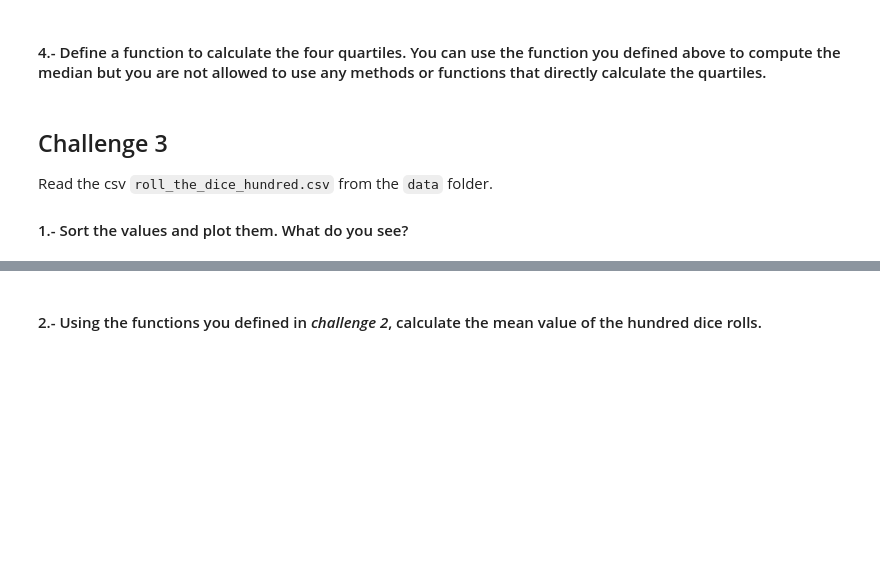
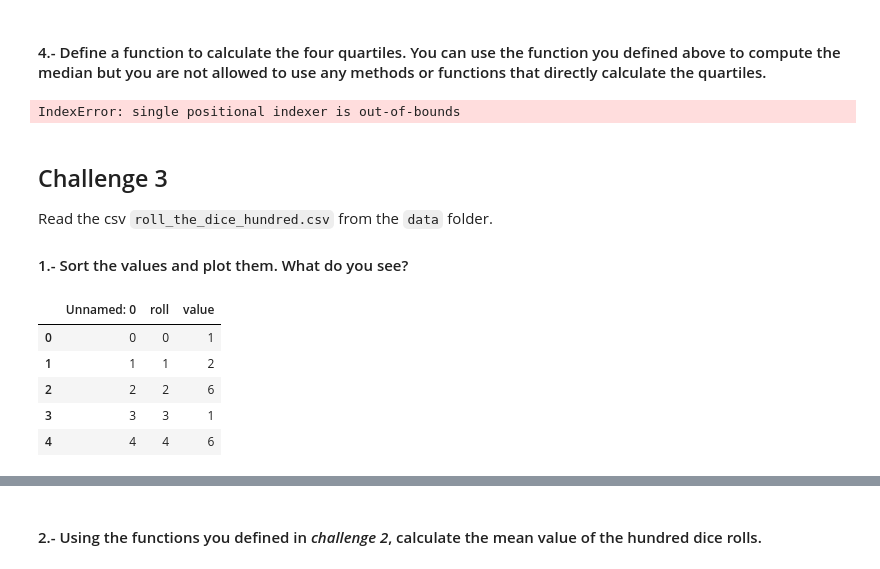
Before and after one commit to ta-data-bcn/descriptive-stats, a Jupyter notebook: your-code/main.ipynb, the cells around one changed output, grey strips where cells are left out. Saved outputs shown, nothing was run; the diff lists cells and outputs as text; code cells hidden in the pictures; blank space fills up the shorter version.

```diff
--- a/your-code/main.ipynb
+++ b/your-code/main.ipynb
@@ -121,3 +131,8 @@ median_dice(dice_roll_freq)
+# %%
+quantile_dice(dice_roll_freq)
+# I don know how to solve this error
+# %% [output]
+IndexError: single positional indexer is out-of-bounds
 # %% [markdown]
 ## Challenge 3
 Read the csv `roll_the_dice_hundred.csv` from the `data` folder.
@@ -130,0 +140,11 @@ your comments here
+# %%
+# Import the csv file
+roll_the_dice_hundred = pd.read_csv("../data/roll_the_dice_hundred.csv")
+roll_the_dice_hundred.head()
+# %% [output]
+|  | Unnamed: 0 | roll | value |
+| 0 | 0 | 0 | 1 |
+| 1 | 1 | 1 | 2 |
+| 2 | 2 | 2 | 6 |
+| 3 | 3 | 3 | 1 |
+| 4 | 4 | 4 | 6 |
```
Also changed, not shown: parts of 11 cells of this notebook.
